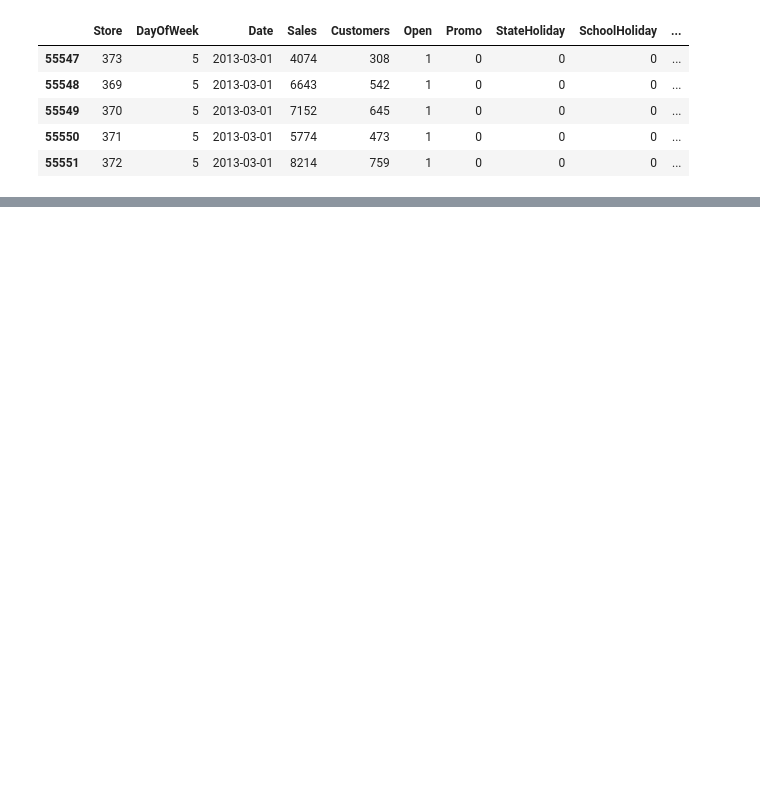
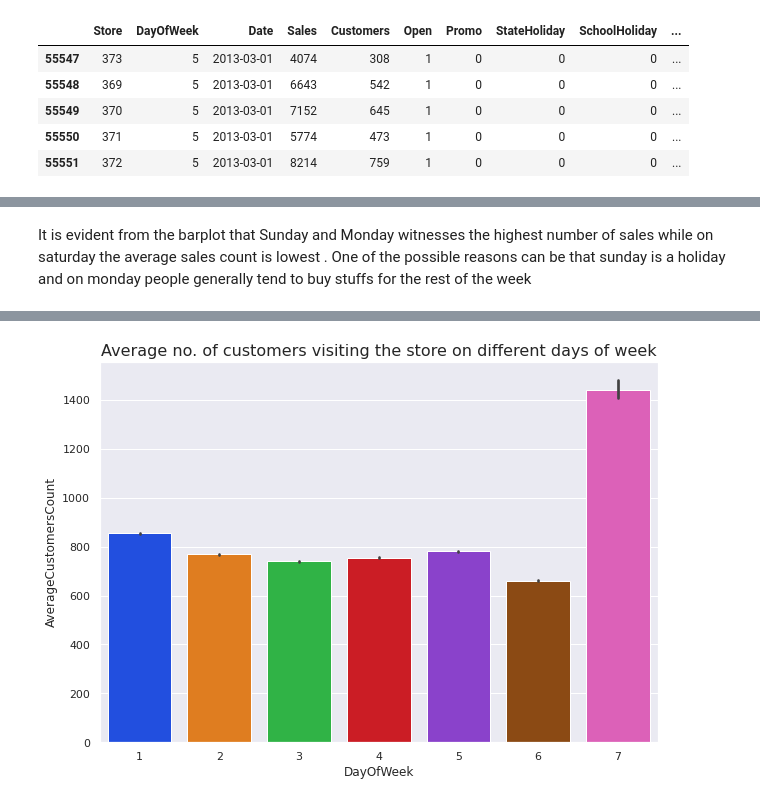
Before and after one commit to Yash1289/rossmann_sales_prediction, a Jupyter notebook: Rossmann_Sales_Prediction_Capstone_Project.ipynb, the cells around one changed output, grey strips where cells are left out. Drawn from its saved outputs; the diff is of its cells as text; code cells hidden in the pictures; blank space fills up the shorter version.

```diff
--- a/Rossmann_Sales_Prediction_Capstone_Project.ipynb
+++ b/Rossmann_Sales_Prediction_Capstone_Project.ipynb
@@ -919,0 +611,8 @@ def calc_vif(X):
+# %% [markdown]
+It is evident from the barplot that Sunday and Monday witnesses the highest number of sales while on saturday the average sales count is lowest . One of the possible reasons can be that sunday is a holiday and on monday people generally tend to buy stuffs for the rest of the week
+# %%
+#Barplot showing average number of customes across different days of the week
+g = sns.barplot(x='DayOfWeek',y= 'Customers' ,data = rossmann_eda_df , palette = 'bright',estimator = np.mean)
+plt.ylabel("AverageCustomersCount")
+plt.title("Average no. of customers visiting the store on different days of week" , fontsize = 16)
+# %% [output]
@@ -919,0 +621 @@ def calc_vif(X):
+[figure, added]
```
Also changed, not shown: parts of 291 cells of this notebook.
